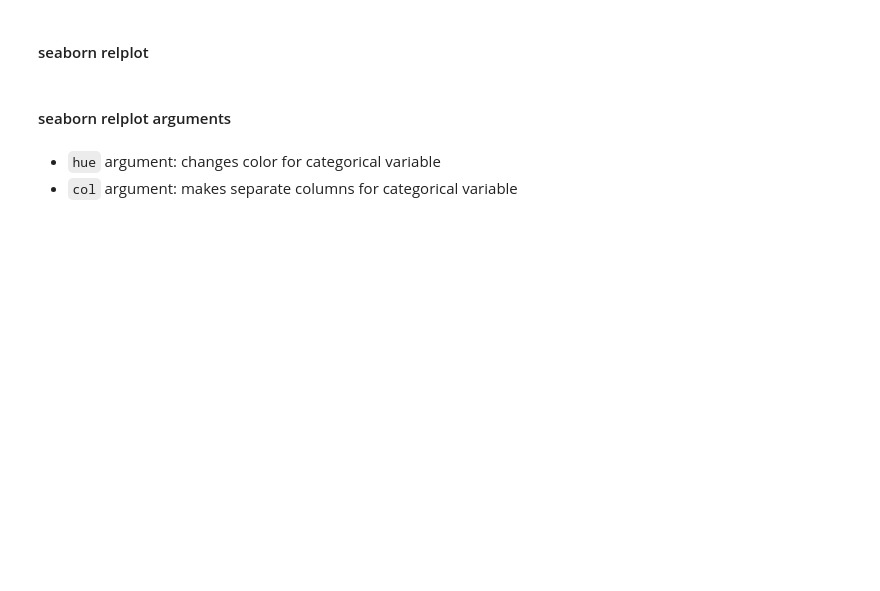
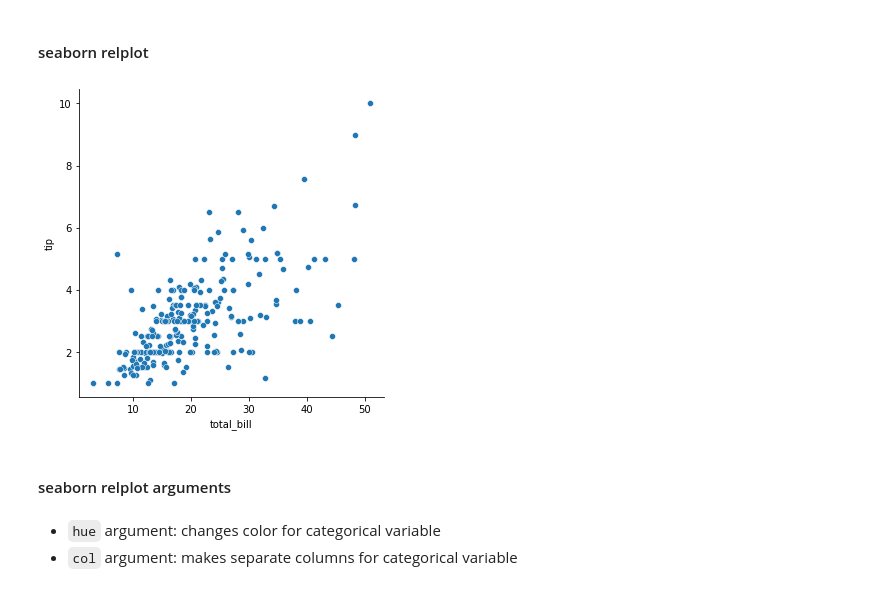
Before and after one commit to CodeupClassroom/pagel-data-science-libraries, a Jupyter notebook: seaborn_lesson.ipynb, the cells around one changed output. Drawn from its saved outputs; the diff is of its cells as text; code cells hidden in the pictures; blank space fills up the shorter version.

```diff
--- a/seaborn_lesson.ipynb
+++ b/seaborn_lesson.ipynb
@@ -93,7 +211,13 @@ plt.show()
 # %%
 #plot total_bill vs tip
 
+#must explictliy send in the dataframe first
+#send in each axis as a string value
+sns.relplot(data=df, x='total_bill', y='tip')
+
 plt.show()
+# %% [output]
+[figure, added]
 # %% [markdown]
 #### seaborn relplot arguments
 # %% [markdown]
```
Also changed, not shown: parts of 67 cells of this notebook.
